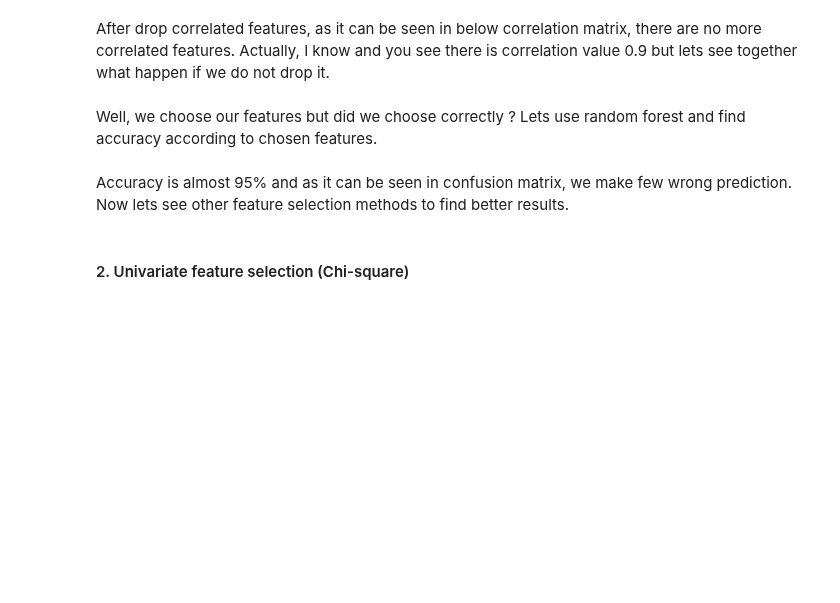
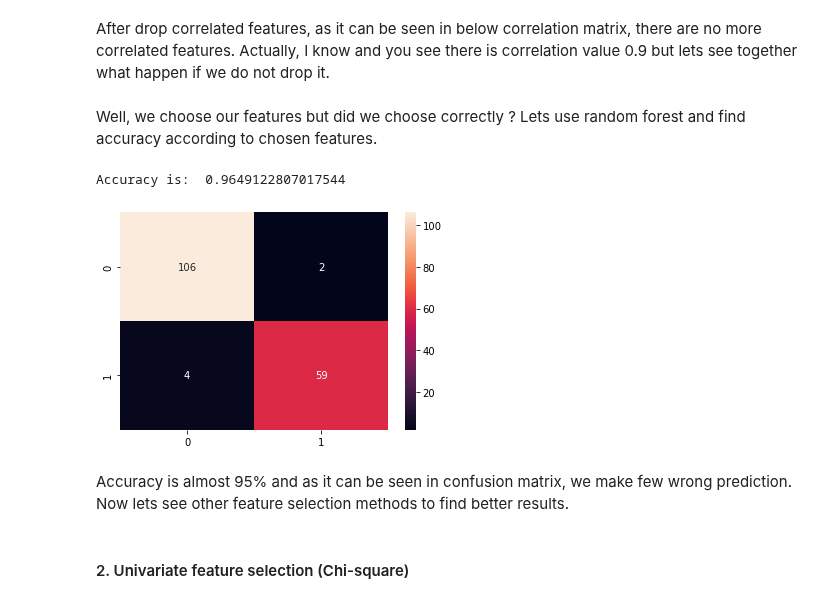
Before and after one commit to tutorialcreation/causality-module, a Jupyter notebook: notebooks/Featurization.ipynb, the cells around one changed output. Drawn from its saved outputs; the diff is of its cells as text; code cells hidden in the pictures; blank space fills up the shorter version.

```diff
--- a/notebooks/Featurization.ipynb
+++ b/notebooks/Featurization.ipynb
@@ -146,6 +148,12 @@ def by_rf(x,y):
     print('Accuracy is: ',ac)
     cm = confusion_matrix(y_test,clf_rf.predict(x_test))
     sns.heatmap(cm,annot=True,fmt="d")
+    return x_train, x_test, y_train, y_test,clr_rf
+# %%
+x_train, x_test, y_train, y_test,clr_rf = by_rf(x_1,y)
+# %% [output]
+Accuracy is:  0.9649122807017544
+[figure, added]
 # %% [markdown]
 Accuracy is almost 95% and as it can be seen in confusion matrix, we make few wrong prediction. Now lets see other feature selection methods to find better results.
 # %% [markdown]
```
Also changed, not shown: parts of 9 cells of this notebook.
